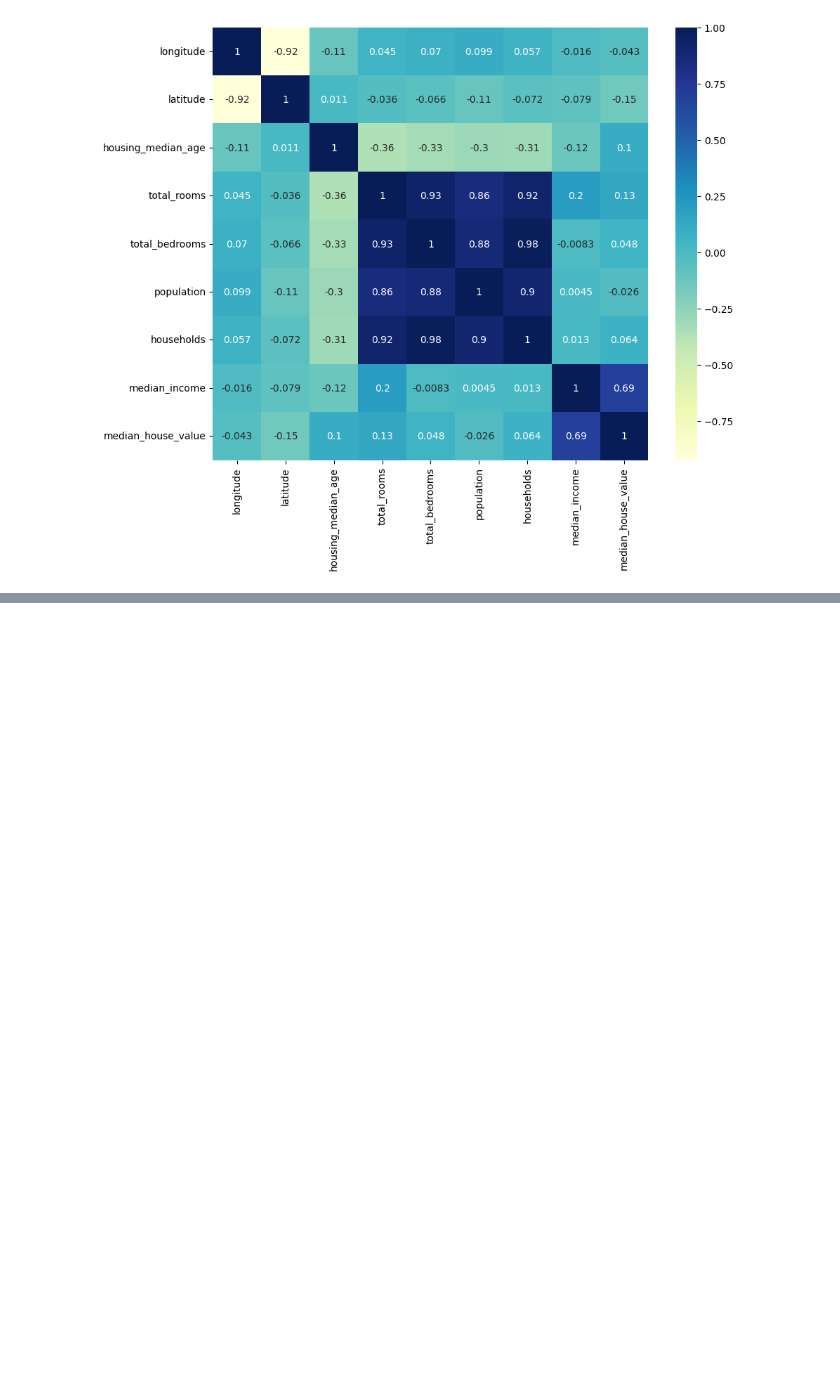
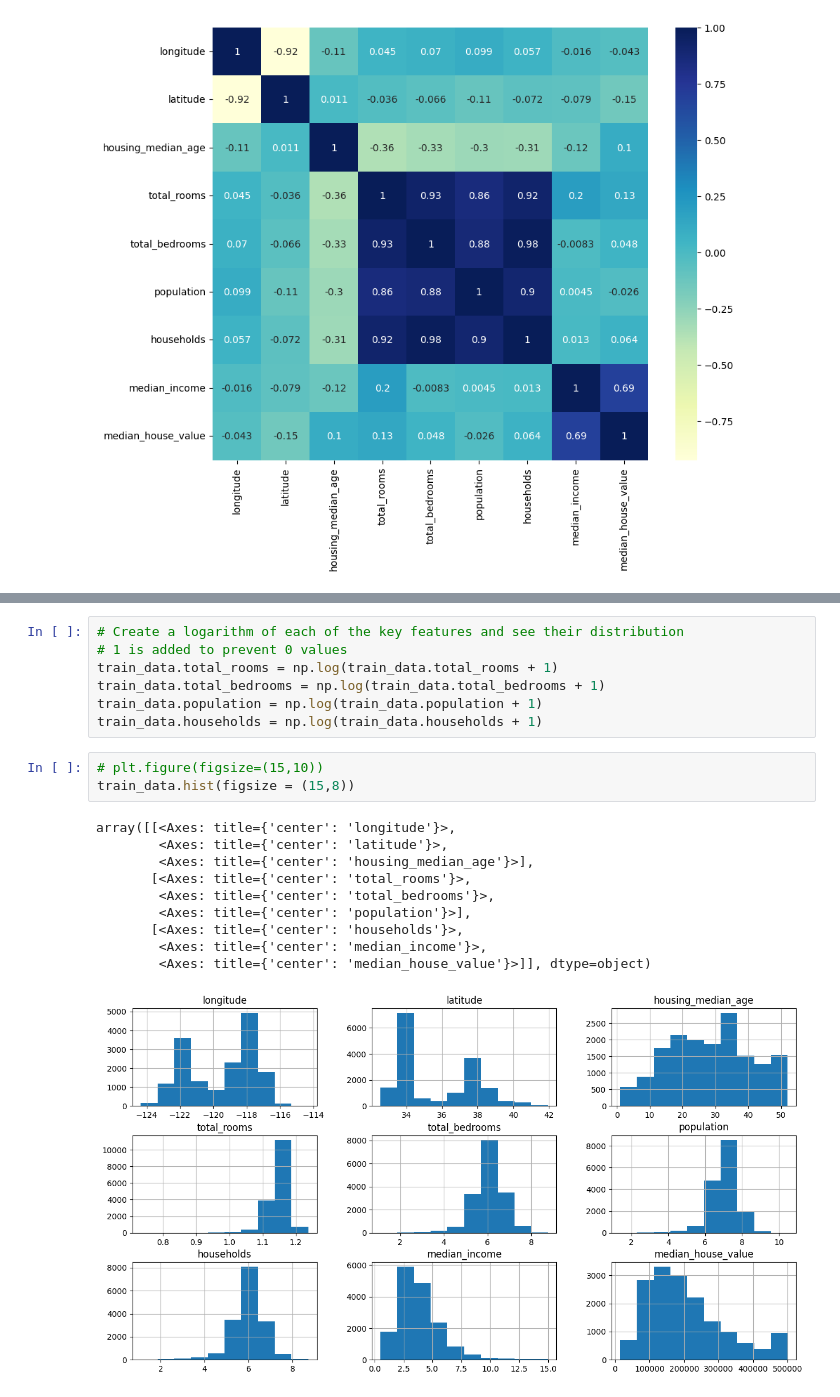
Before and after one commit to robbymumo/california-house-price-prediction-model, a Jupyter notebook: index.ipynb, the cells around one changed output, grey strips where cells are left out. Saved outputs shown, nothing was run; the diff lists cells and outputs as text; blank space fills up the shorter version.

```diff
--- a/index.ipynb
+++ b/index.ipynb
@@ -130,0 +137,21 @@ sns.heatmap(train_data.corr(numeric_only=True), annot=True, cmap = 'YlGnBu')
+# %%
+# Create a logarithm of each of the key features and see their distribution
+# 1 is added to prevent 0 values
+train_data.total_rooms = np.log(train_data.total_rooms + 1)
+train_data.total_bedrooms = np.log(train_data.total_bedrooms + 1)
+train_data.population = np.log(train_data.population + 1)
+train_data.households = np.log(train_data.households + 1)
+# %%
+# plt.figure(figsize=(15,10))
+train_data.hist(figsize = (15,8))
+# %% [output]
+array([[<Axes: title={'center': 'longitude'}>,
+        <Axes: title={'center': 'latitude'}>,
+        <Axes: title={'center': 'housing_median_age'}>],
+       [<Axes: title={'center': 'total_rooms'}>,
+        <Axes: title={'center': 'total_bedrooms'}>,
+        <Axes: title={'center': 'population'}>],
+       [<Axes: title={'center': 'households'}>,
+        <Axes: title={'center': 'median_income'}>,
+        <Axes: title={'center': 'median_house_value'}>]], dtype=object)
+[figure, added]
```
Also changed, not shown: parts of 6 cells of this notebook.
